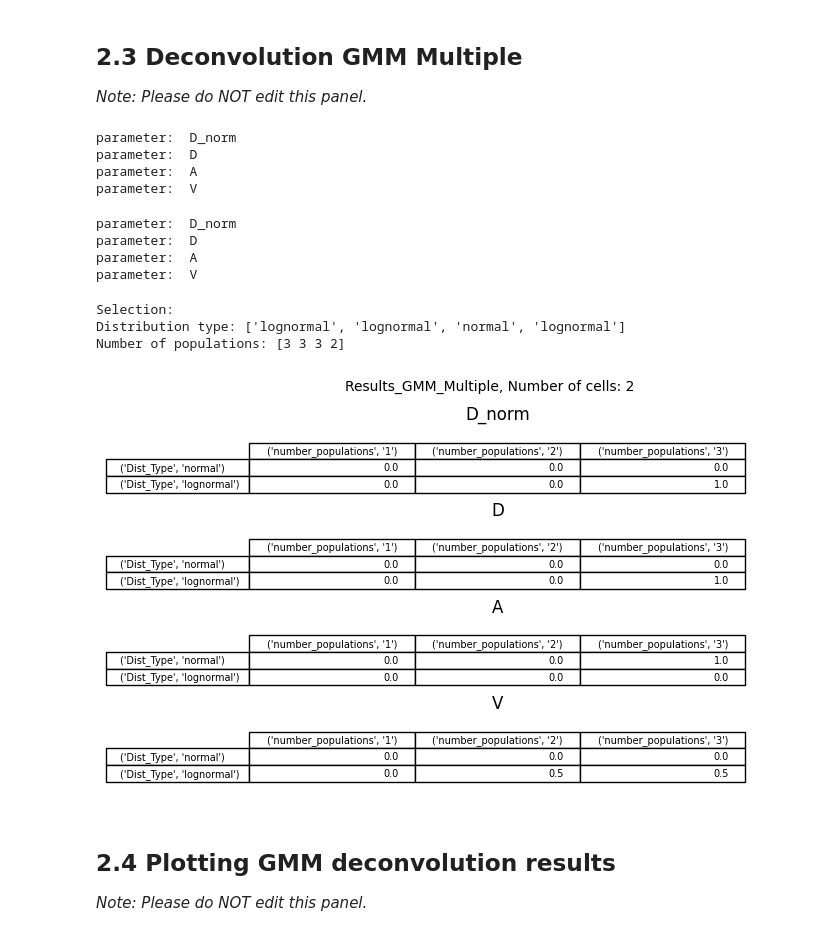
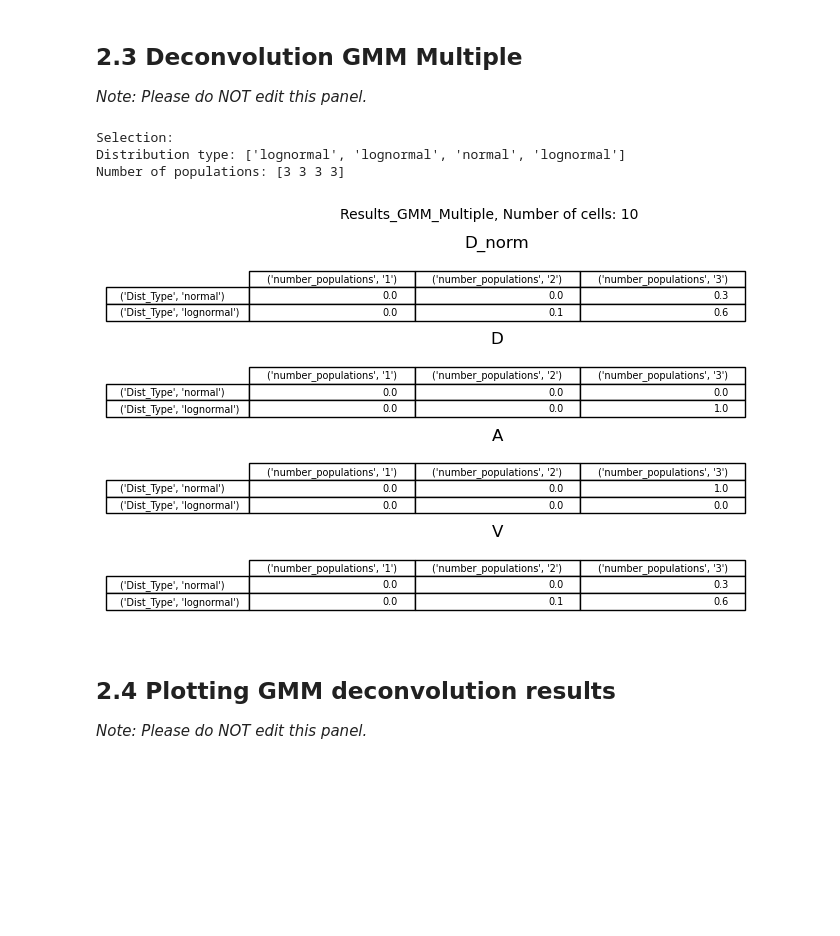
Before and after one commit to haitham-shaban/hidpy, a Jupyter notebook: notebooks/02-hidpy-stage-2.ipynb, the cells around one changed output. Cells and saved outputs as stored; diff of their text form; code cells hidden in the pictures; blank space fills up the shorter version.

```diff
--- a/notebooks/02-hidpy-stage-2.ipynb
+++ b/notebooks/02-hidpy-stage-2.ipynb
@@ -54,31 +54,23 @@ _Note: Please do NOT edit this panel._
 # %%
 # Read cell pickle files
 pickle_files = core.file_utils.list_files_in_directory(directory=pickle_files_directory, extension='.pickle')
-pickle_files = pickle_files[:2]
+
 # Dictionary with all the Bayes struct per cell
 BayesMat = importDeconvolutionGMM.apply_gmm_on_multiple_files(pickle_files, parameters2decon, numDist) # Apply GMM
 
 gmm_multiple_directory = '%s/gmm_multiple/' % pickle_files_directory
 core.file_utils.create_directory(gmm_multiple_directory)
 
 Sel_DistributionTypeAuto,Sel_numDistAuto=importDeconvolutionGMM.generatetable_TestGMM(gmm_multiple_directory, BayesMat, parameters2decon) # Make Table
 
 print('Selection:')
 print("Distribution type: %s" % Sel_DistributionTypeAuto)
 print("Number of populations: %s" % Sel_numDistAuto)
 # %% [output]
-parameter:  D_norm
-parameter:  D
-parameter:  A
-parameter:  V
+Selection:
+Distribution type: ['lognormal', 'lognormal', 'normal', 'lognormal']
+Number of populations: [3 3 3 3]
-parameter:  D_norm
-parameter:  D
-parameter:  A
-parameter:  V
-Selection:
-Distribution type: ['lognormal', 'lognormal', 'normal', 'lognormal']
-Number of populations: [3 3 3 2]
-[figure, old version]
+[figure, new version]
 # %% [markdown]
 ## 2.4 Plotting GMM deconvolution results
 
```
Also changed, not shown: parts of 3 cells of this notebook, 1 other file.
